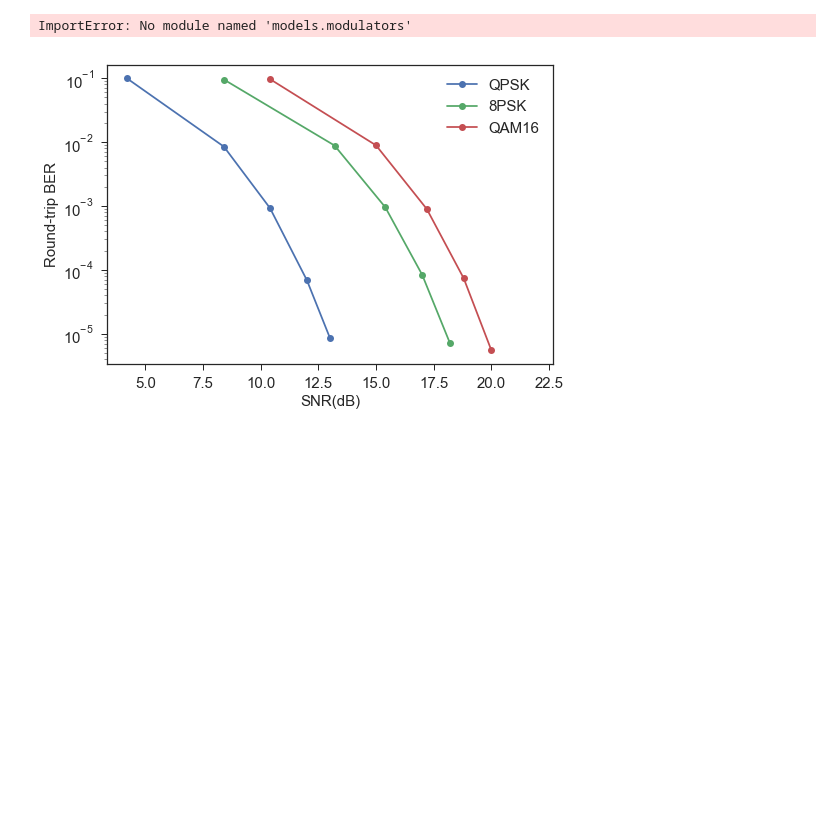
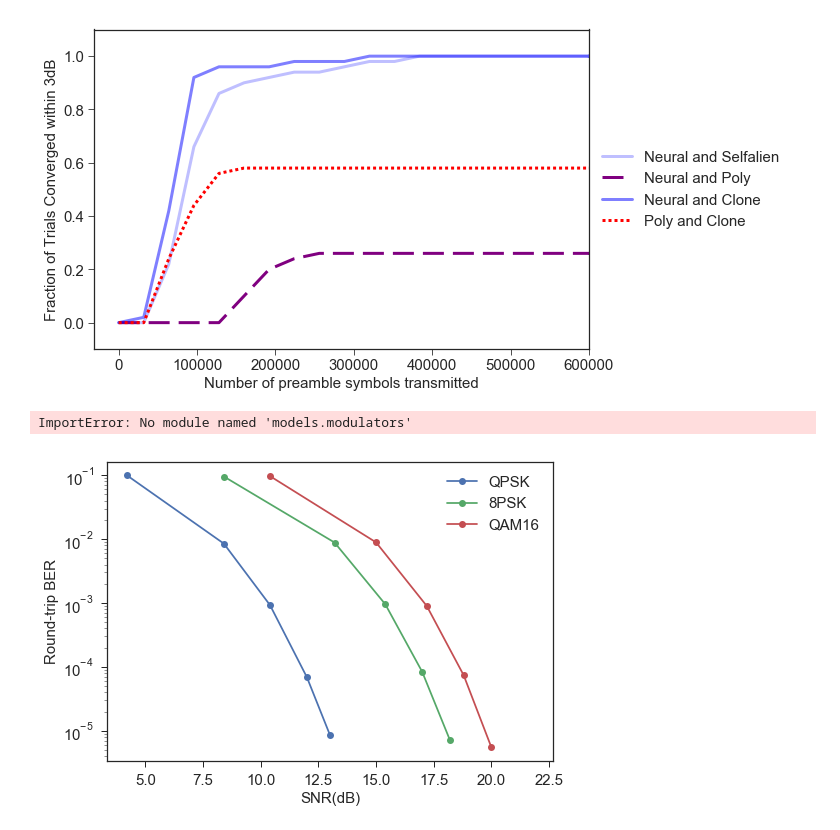
Before and after one commit to ml4wireless/echo, a Jupyter notebook: analysis/plot_results.ipynb, the cells around one changed output. Drawn from its saved outputs; the diff is of its cells as text; code cells hidden in the pictures; blank space fills up the shorter version.

```diff
--- a/analysis/plot_results.ipynb
+++ b/analysis/plot_results.ipynb
@@ -333,0 +566,95 @@ dict_keys(['symbols_sent', 'BER_mid', 'BER_high', 'num_trials', 'final_bers', 't
+# %%
+br = utils.util_lookup_table.BER_lookup_table()
+plt.style.use('seaborn-ticks')
+color = {
+ 'QPSK_classic_and_neural':"r",
+ 'QPSK_neural_vs_clone':"r",
+ 'QPSK_neural_and_neural':"g",
+ 'QPSK_neural_vs_selfalien':'g',
+ 'QPSK_neural_and_classic':"b",
+ 'QPSK_neural_vs_poly':'y',
+ 'QPSK_neural_vs_classic':"orange",
+ 'QPSK_poly_vs_clone':"blue",
+}
+
+LINE_STYLES = {
+               'neural_vs_poly': (0, (7, 3)),
+               'poly_vs_clone':(0, (1, 1)),
+               'neural_vs_clone':'solid',#(0, (2, 7)),
+               'neural_vs_selfalien':'solid',
+              }
+DARKEN_BY = {
+               'neural_vs_poly':1,
+               'poly_vs_clone':1,
+               'neural_vs_clone':1,
+               'neural_vs_selfalien':.5
+            }
+
+COLORS = {
+               'neural_vs_poly':'purple',
+               'poly_vs_clone':'r',
+               'neural_vs_clone':'b',
+               'neural_vs_selfalien':'b'
+            }
+
+fig,(db3) = plt.subplots(1, 1)
+fig.set_size_inches(8.2, 5.5)
+baseline=False
+must_include = ['private', '8_4']
+must_exclude = ['classic']#['poly', 'selfalien']
+k=0
+for experiment_name in os.listdir("./results/"):
+    if (not all([_ in experiment_name for _ in must_include])) \
+        or any([_ in experiment_name for _ in must_exclude]):
+        continue
+    k+=1
+    f = os.path.join("./results", experiment_name)
+    protocol, experiment_name, snr = experiment_name[:-4].split("-")
+    models = "_".join(experiment_name.split("_")[1:])
+    print(protocol, experiment_name, snr)
+    snr = float(snr.replace("_","."))
+    r = np.load(f, allow_pickle=True).item()
+    ckey = models
+    dkey= models
+    lkey= models
+    right = 600000
+    inset = True
+#     label = ", ".join([models, protocol]).replace("_", " ")
+    label=models.replace("_", " ").title().replace("Vs", "and")
+    db3.plot([0.0]+r['symbols_sent']+[right],
+             np.concatenate(([0.0],r['3db_off'],r['3db_off'][-1:])),#'o-',
+                    linestyle = LINE_STYLES[lkey],
+                    color = lighten_color(COLORS[ckey], amount=DARKEN_BY[dkey]),
+                    label=label,
+                    linewidth = 3,
+                    alpha=(.50 if LINE_STYLES[lkey] == "solid" else 1.0),
+            )
+
+db3.set_ylim(top=1.1, bottom=-0.1)
+# db5.set_ylim(top=1.1, bottom=-0.1)
+db3.set_xlim(right=right)
+# db5.set_xlim(right=right)
+
+db3.set_ylabel('Fraction of Trials Converged within 3dB')
+db3.set_xlabel('Number of preamble symbols transmitted')
+
+# db5.set_title("Fraction of seeds within 5db")
+# db5.set_ylabel('Fraction of Trials Converged within 5dB')
+# db5.set_xlabel('Number of preamble symbols transmitted')
+# db5.set_aspect('equal')
+handles, labels = db3.get_legend_handles_labels()
+order = sorted(range(len(labels)),key=labels.__getitem__)
+# order = [order[i] for i in [0,2,1,4,3,5]]
+# order = [order[i] for i in [0,2,1]]
+handles = [handles[idx] for idx in order]
+labels = [labels[idx] for idx in order]
+# Put a legend below current axis
+lgd = db3.legend([handles[idx] for idx in order],[labels[idx] for idx in order],
+               loc='center left', bbox_to_anchor=(1, 0.5),
+              ncol=1, fancybox=True, shadow=False)
+fig.tight_layout()
+# fig.subplots_adjust(top=0.85)
+fig.subplots_adjust(bottom=0.15, hspace = 0.4)
+fig.savefig('./alien_tuned_3db.pdf', format = 'pdf', bbox_inches='tight')
+plt.show()
+# %% [output]
@@ -334,3 +665,4 @@ dict_keys(['symbols_sent', 'BER_mid', 'BER_high', 'num_trials', 'final_bers', 't
+[figure, added]
 # %%
 # plt.plot(ebnodb, psk81)
 # plt.plot(ebnodb, qpsk1)
```
Also changed, not shown: parts of 6 cells of this notebook, 6 other files.
